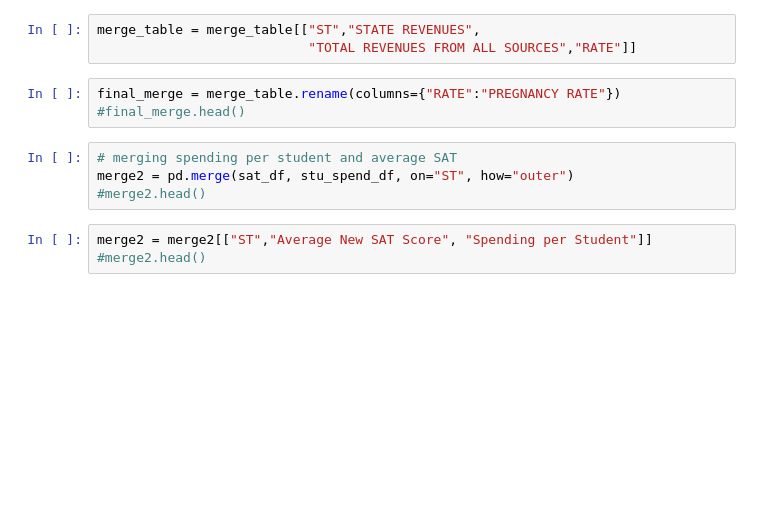
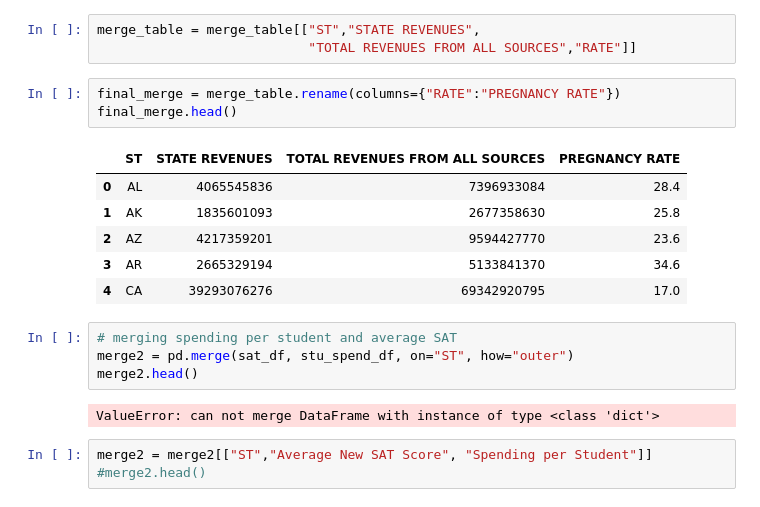
Before and after one commit to jelizalo/project-one, a Jupyter notebook: ProjectMaster.ipynb, the cells around one changed output. Drawn from its saved outputs; the diff is of its cells as text; blank space fills up the shorter version.

```diff
--- a/ProjectMaster.ipynb
+++ b/ProjectMaster.ipynb
@@ -357,11 +364,20 @@ merge_table = merge_table[["ST","STATE REVENUES",
                            "TOTAL REVENUES FROM ALL SOURCES","RATE"]]
 # %%
 final_merge = merge_table.rename(columns={"RATE":"PREGNANCY RATE"})
-#final_merge.head()
+final_merge.head()
+# %% [output]
+|  | ST | STATE REVENUES | TOTAL REVENUES FROM ALL SOURCES | PREGNANCY RATE |
+| 0 | AL | 4065545836 | 7396933084 | 28.4 |
+| 1 | AK | 1835601093 | 2677358630 | 25.8 |
+| 2 | AZ | 4217359201 | 9594427770 | 23.6 |
+| 3 | AR | 2665329194 | 5133841370 | 34.6 |
+| 4 | CA | 39293076276 | 69342920795 | 17.0 |
 # %%
 # merging spending per student and average SAT
 merge2 = pd.merge(sat_df, stu_spend_df, on="ST", how="outer")
-#merge2.head()
+merge2.head()
+# %% [output]
+ValueError: can not merge DataFrame with instance of type <class 'dict'>
 # %%
 merge2 = merge2[["ST","Average New SAT Score", "Spending per Student"]]
 #merge2.head()
```
Also changed, not shown: parts of 13 cells of this notebook.
